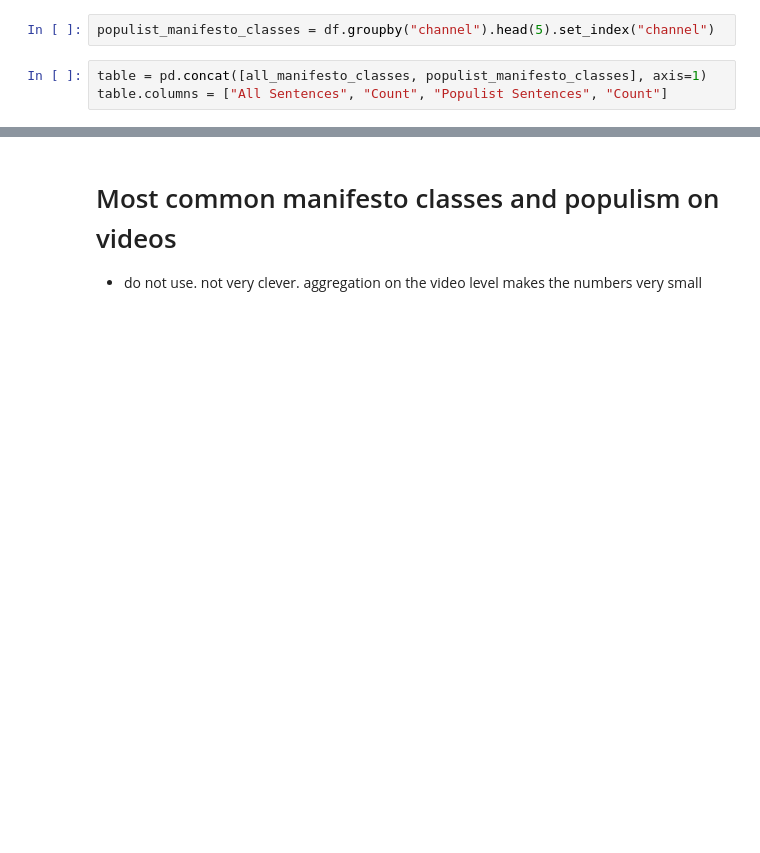
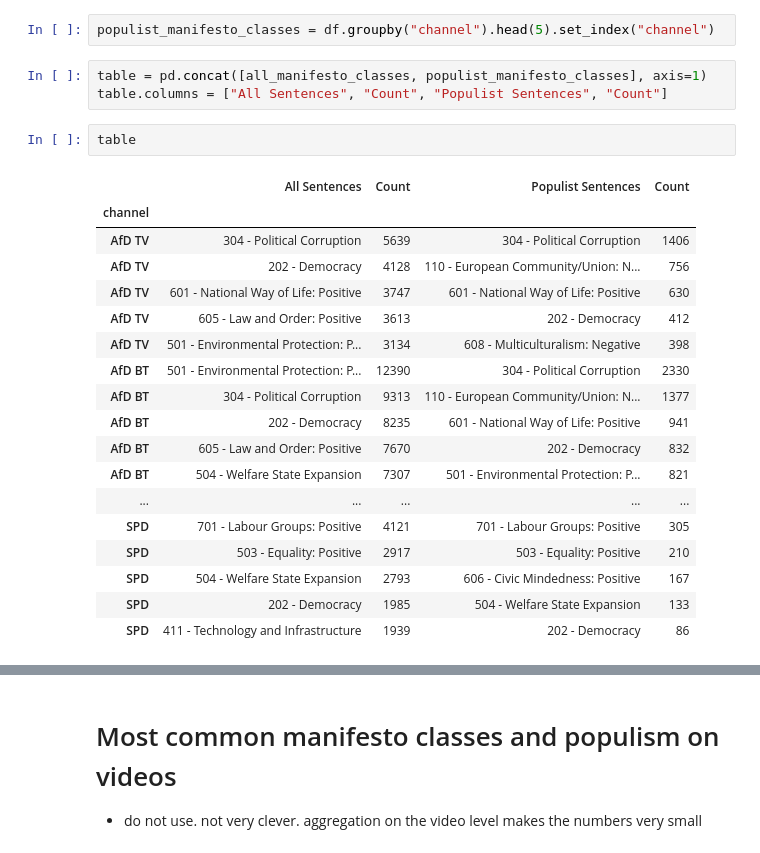
Before and after one commit to luerhard/anti-elitism-gets-views, a Jupyter notebook: notebooks/02-descriptives/02-basic_populism.ipynb, the cells around one changed output, grey strips where cells are left out. Drawn from its saved outputs; the diff is of its cells as text; blank space fills up the shorter version.

```diff
--- a/notebooks/02-descriptives/02-basic_populism.ipynb
+++ b/notebooks/02-descriptives/02-basic_populism.ipynb
@@ -115,6 +115,27 @@ populist_manifesto_classes = df.groupby("channel").head(5).set_index("channel")
 # %%
 table = pd.concat([all_manifesto_classes, populist_manifesto_classes], axis=1)
 table.columns = ["All Sentences", "Count", "Populist Sentences", "Count"]
+# %%
+table
+# %% [output]
+|  | All Sentences | Count | Populist Sentences | Count |
+| channel |  |  |  |  |
+| AfD TV | 304 - Political Corruption | 5639 | 304 - Political Corruption | 1406 |
+| AfD TV | 202 - Democracy | 4128 | 110 - European Community/Union: N... | 756 |
+| AfD TV | 601 - National Way of Life: Positive | 3747 | 601 - National Way of Life: Positive | 630 |
+| AfD TV | 605 - Law and Order: Positive | 3613 | 202 - Democracy | 412 |
+| AfD TV | 501 - Environmental Protection: P... | 3134 | 608 - Multiculturalism: Negative | 398 |
+| AfD BT | 501 - Environmental Protection: P... | 12390 | 304 - Political Corruption | 2330 |
+| AfD BT | 304 - Political Corruption | 9313 | 110 - European Community/Union: N... | 1377 |
+| AfD BT | 202 - Democracy | 8235 | 601 - National Way of Life: Positive | 941 |
+| AfD BT | 605 - Law and Order: Positive | 7670 | 202 - Democracy | 832 |
+| AfD BT | 504 - Welfare State Expansion | 7307 | 501 - Environmental Protection: P... | 821 |
+| ... | ... | ... | ... | ... |
+| SPD | 701 - Labour Groups: Positive | 4121 | 701 - Labour Groups: Positive | 305 |
+| SPD | 503 - Equality: Positive | 2917 | 503 - Equality: Positive | 210 |
+| SPD | 504 - Welfare State Expansion | 2793 | 606 - Civic Mindedness: Positive | 167 |
+| SPD | 202 - Democracy | 1985 | 504 - Welfare State Expansion | 133 |
+| SPD | 411 - Technology and Infrastructure | 1939 | 202 - Democracy | 86 |
 # %%
 tex = table.style.set_table_styles(
     [
```
Also changed, not shown: parts of 2 cells of this notebook, 5 other files.
